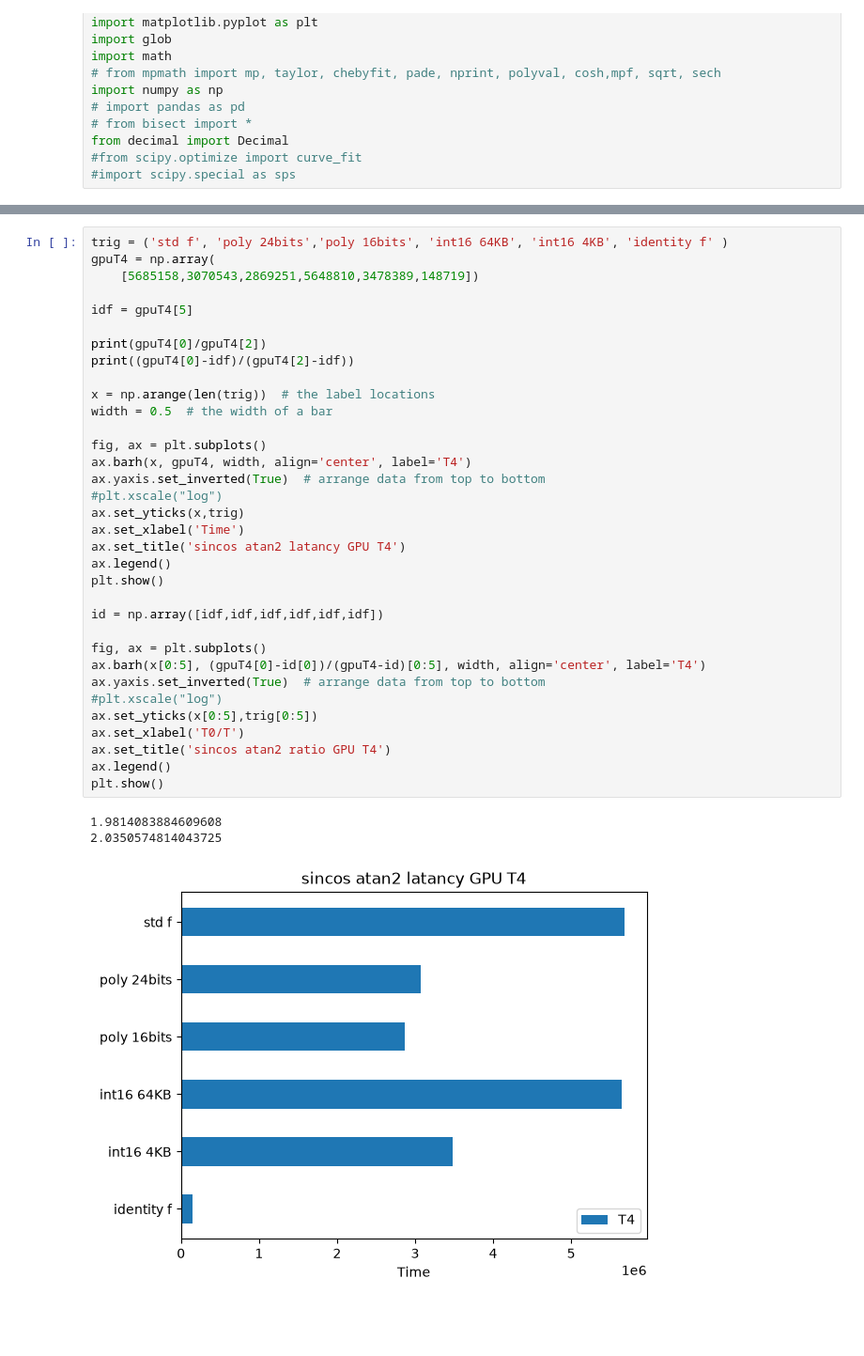
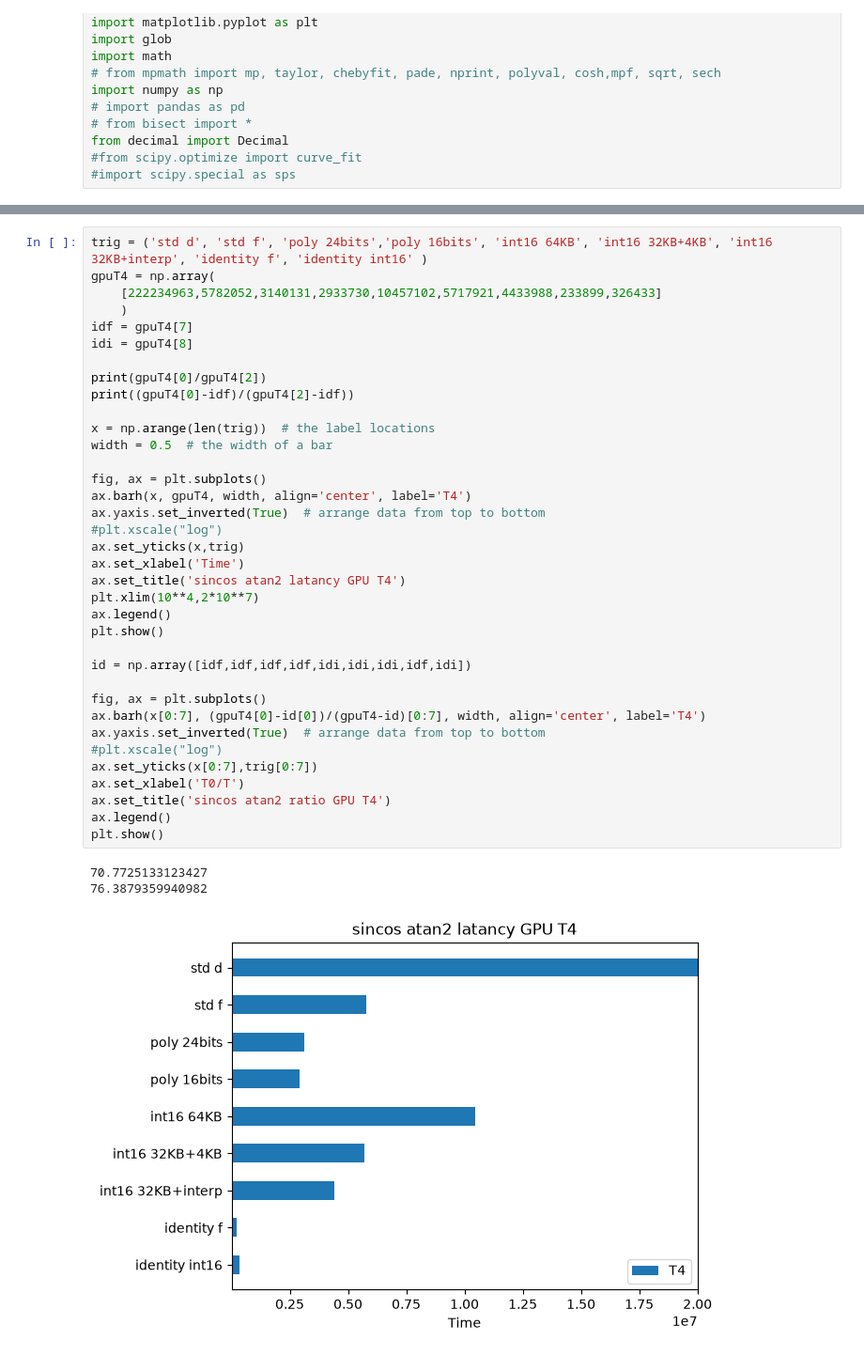
Before and after one commit to VinInn/pyTools, a Jupyter notebook: sechSpeed.ipynb, the cells around one changed output, grey strips where cells are left out. Shown at 94% size. Cells and saved outputs as stored; diff of their text form; blank space fills up the shorter version.

```diff
--- a/sechSpeed.ipynb
+++ b/sechSpeed.ipynb
@@ -109,38 +109,40 @@ plt.show()
 # %%
-trig = ('std f', 'poly 24bits','poly 16bits', 'int16 64KB', 'int16 4KB', 'identity f' )
+trig = ('std d', 'std f', 'poly 24bits','poly 16bits', 'int16 64KB', 'int16 32KB+4KB', 'int16 32KB+interp', 'identity f', 'identity int16' )
 gpuT4 = np.array(
-    [5685158,3070543,2869251,5648810,3478389,148719])
-
-idf = gpuT4[5]
+    [222234963,5782052,3140131,2933730,10457102,5717921,4433988,233899,326433]
+    )
+idf = gpuT4[7]
+idi = gpuT4[8]
 
 print(gpuT4[0]/gpuT4[2])
 print((gpuT4[0]-idf)/(gpuT4[2]-idf))
 
 x = np.arange(len(trig))  # the label locations
 width = 0.5  # the width of a bar
 
 fig, ax = plt.subplots()
 ax.barh(x, gpuT4, width, align='center', label='T4')
 ax.yaxis.set_inverted(True)  # arrange data from top to bottom
 #plt.xscale("log")
 ax.set_yticks(x,trig)
 ax.set_xlabel('Time')
 ax.set_title('sincos atan2 latancy GPU T4')
+plt.xlim(10**4,2*10**7)
 ax.legend()
 plt.show()
 
-id = np.array([idf,idf,idf,idf,idf,idf])
+id = np.array([idf,idf,idf,idf,idi,idi,idi,idf,idi])
 
 fig, ax = plt.subplots()
-ax.barh(x[0:5], (gpuT4[0]-id[0])/(gpuT4-id)[0:5], width, align='center', label='T4')
+ax.barh(x[0:7], (gpuT4[0]-id[0])/(gpuT4-id)[0:7], width, align='center', label='T4')
 ax.yaxis.set_inverted(True)  # arrange data from top to bottom
 #plt.xscale("log")
-ax.set_yticks(x[0:5],trig[0:5])
+ax.set_yticks(x[0:7],trig[0:7])
 ax.set_xlabel('T0/T')
 ax.set_title('sincos atan2 ratio GPU T4')
 ax.legend()
 plt.show()
 # %% [output]
-1.9814083884609608
-2.0350574814043725
+70.7725133123427
+76.3879359940982
-[figure, old version]
+[figure, new version]
```
Also changed, not shown: parts of 4 cells of this notebook, 2 other files.
